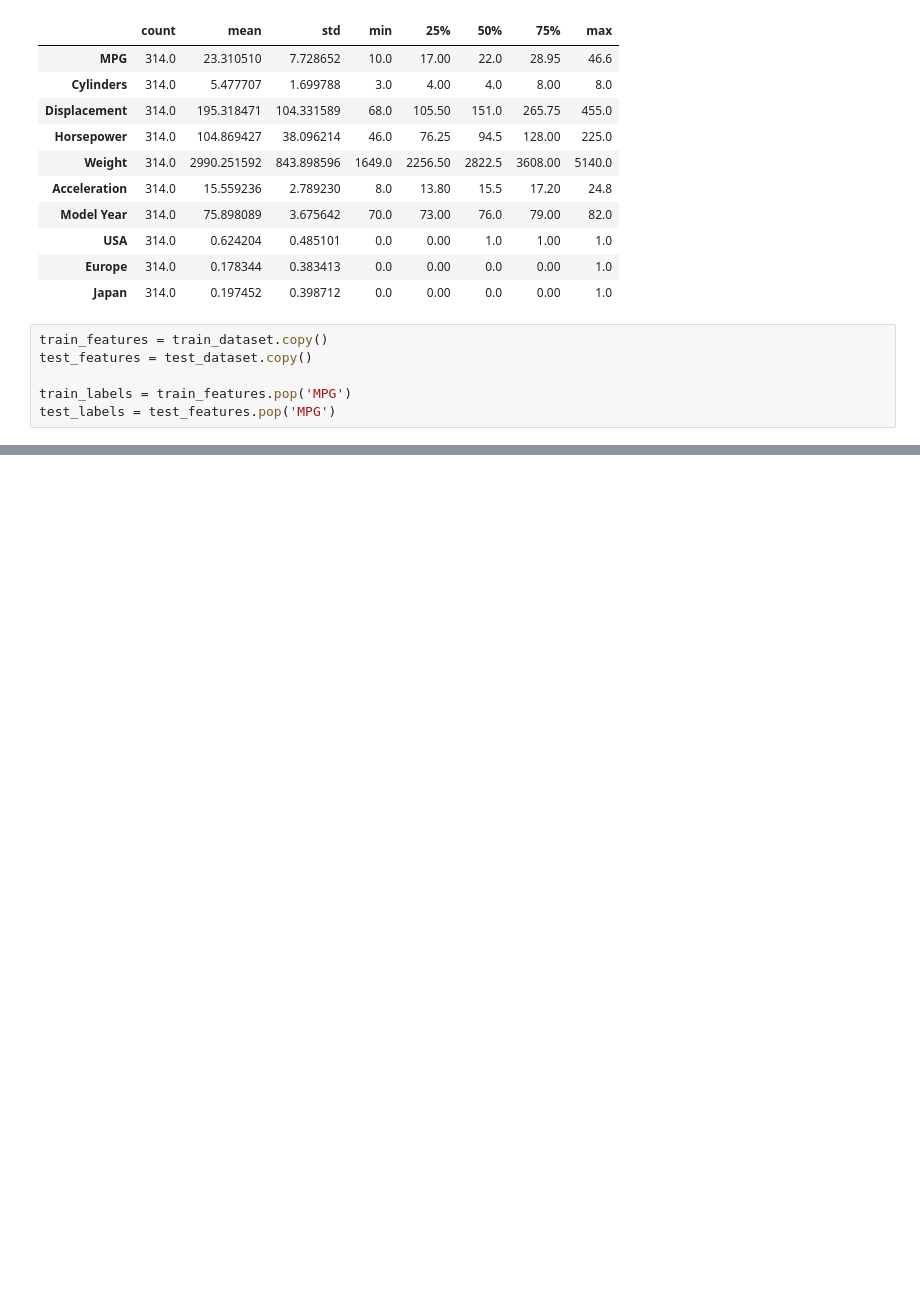
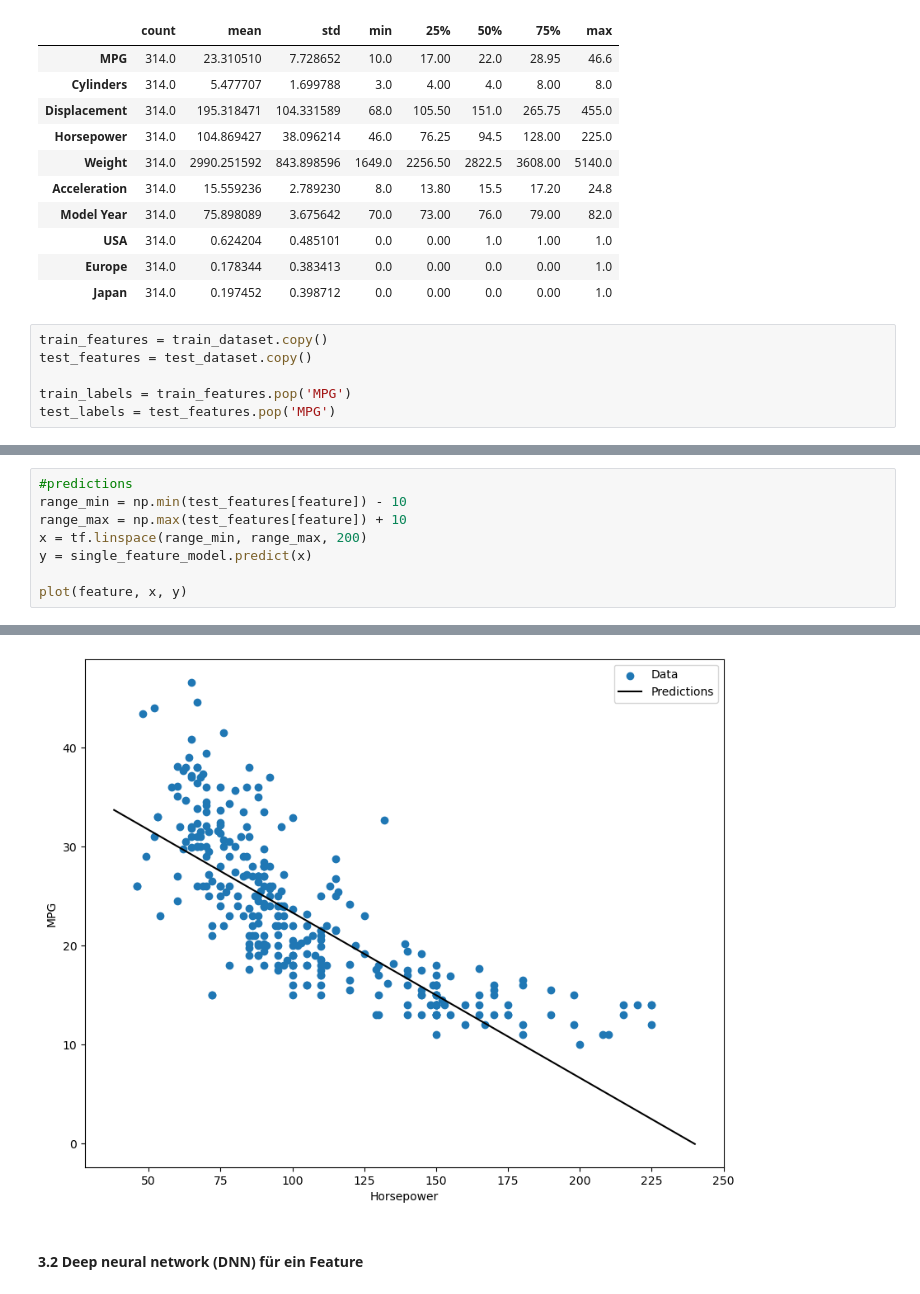
Before and after one commit to Simon371997/Data_Science, a Jupyter notebook: Tensorflow/tutorial_stuff/03_LinearRegression.ipynb, the cells around one changed output, grey strips where cells are left out. Cells and saved outputs as stored; diff of their text form; blank space fills up the shorter version.

```diff
--- a/Tensorflow/tutorial_stuff/03_LinearRegression.ipynb
+++ b/Tensorflow/tutorial_stuff/03_LinearRegression.ipynb
@@ -90,0 +227,9 @@ IndentationError: expected an indented block (4159402207.py, line 1)
+# %%
+#predictions
+range_min = np.min(test_features[feature]) - 10
+range_max = np.max(test_features[feature]) + 10
+x = tf.linspace(range_min, range_max, 200)
+y = single_feature_model.predict(x)
+
+plot(feature, x, y)
+# %% [output]
@@ -90,0 +237,3 @@ IndentationError: expected an indented block (4159402207.py, line 1)
+[figure, added]
+# %% [markdown]
+#### 3.2 Deep neural network (DNN) für ein Feature
```
Also changed, not shown: parts of 32 cells of this notebook.
